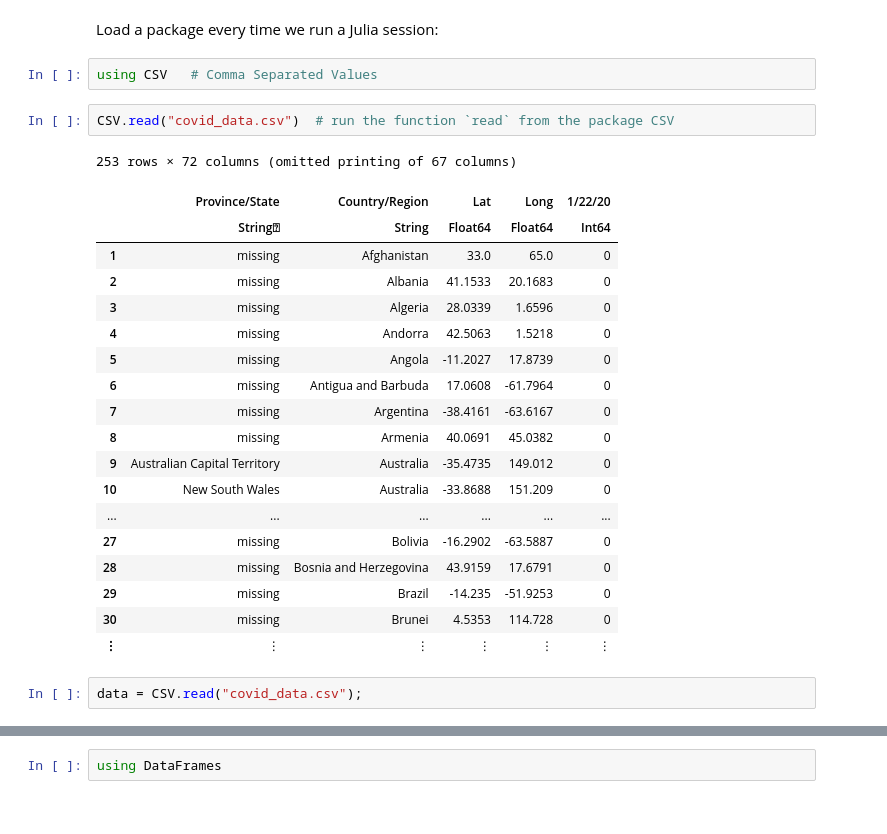
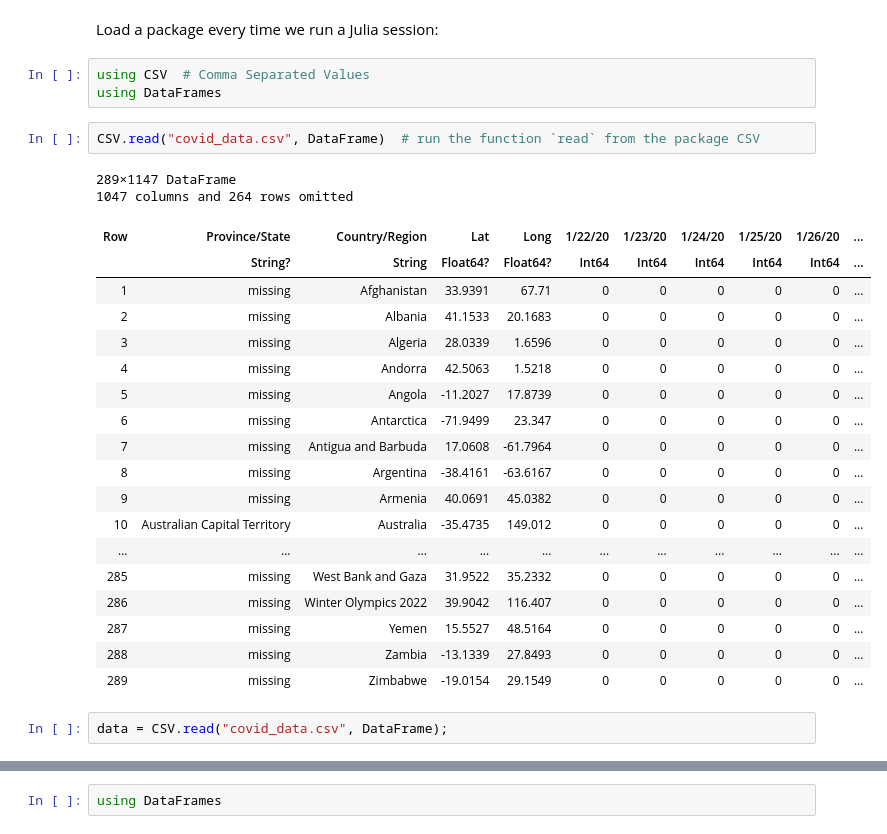
Before and after one commit to sobaba-12/6S083, a Jupyter notebook: lectures/live/01 - Exploring COVID-19 data.ipynb, the cells around one changed output, grey strips where cells are left out. Cells and saved outputs as stored; diff of their text form.

```diff
--- a/lectures/live/01 - Exploring COVID-19 data.ipynb
+++ b/lectures/live/01 - Exploring COVID-19 data.ipynb
@@ -106,31 +89,33 @@ Fetching: [>                                        ]  0.0 %
 # %% [markdown]
 Load a package every time we run a Julia session:
 # %%
-using CSV   # Comma Separated Values
+using CSV  # Comma Separated Values
+using DataFrames
 # %%
-CSV.read("covid_data.csv")  # run the function `read` from the package CSV
+CSV.read("covid_data.csv", DataFrame)  # run the function `read` from the package CSV
 # %% [output]
-253 rows × 72 columns (omitted printing of 67 columns)
+289×1147 DataFrame
+1047 columns and 264 rows omitted
-|  | Province/State | Country/Region | Lat | Long | 1/22/20 |
-|  | String⍰ | String | Float64 | Float64 | Int64 |
-| 1 | missing | Afghanistan | 33.0 | 65.0 | 0 |
-| 2 | missing | Albania | 41.1533 | 20.1683 | 0 |
-| 3 | missing | Algeria | 28.0339 | 1.6596 | 0 |
-| 4 | missing | Andorra | 42.5063 | 1.5218 | 0 |
-| 5 | missing | Angola | -11.2027 | 17.8739 | 0 |
-| 6 | missing | Antigua and Barbuda | 17.0608 | -61.7964 | 0 |
-| 7 | missing | Argentina | -38.4161 | -63.6167 | 0 |
-| 8 | missing | Armenia | 40.0691 | 45.0382 | 0 |
-| 9 | Australian Capital Territory | Australia | -35.4735 | 149.012 | 0 |
-| 10 | New South Wales | Australia | -33.8688 | 151.209 | 0 |
-| ... | ... | ... | ... | ... | ... |
-| 27 | missing | Bolivia | -16.2902 | -63.5887 | 0 |
-| 28 | missing | Bosnia and Herzegovina | 43.9159 | 17.6791 | 0 |
-| 29 | missing | Brazil | -14.235 | -51.9253 | 0 |
-| 30 | missing | Brunei | 4.5353 | 114.728 | 0 |
-| ⋮ | ⋮ | ⋮ | ⋮ | ⋮ | ⋮ |
+| Row | Province/State | Country/Region | Lat | Long | 1/22/20 | 1/23/20 | 1/24/20 | 1/25/20 | 1/26/20 | ... |
+|  | String? | String | Float64? | Float64? | Int64 | Int64 | Int64 | Int64 | Int64 | ... |
+| 1 | missing | Afghanistan | 33.9391 | 67.71 | 0 | 0 | 0 | 0 | 0 | ... |
+| 2 | missing | Albania | 41.1533 | 20.1683 | 0 | 0 | 0 | 0 | 0 | ... |
+| 3 | missing | Algeria | 28.0339 | 1.6596 | 0 | 0 | 0 | 0 | 0 | ... |
+| 4 | missing | Andorra | 42.5063 | 1.5218 | 0 | 0 | 0 | 0 | 0 | ... |
+| 5 | missing | Angola | -11.2027 | 17.8739 | 0 | 0 | 0 | 0 | 0 | ... |
+| 6 | missing | Antarctica | -71.9499 | 23.347 | 0 | 0 | 0 | 0 | 0 | ... |
+| 7 | missing | Antigua and Barbuda | 17.0608 | -61.7964 | 0 | 0 | 0 | 0 | 0 | ... |
+| 8 | missing | Argentina | -38.4161 | -63.6167 | 0 | 0 | 0 | 0 | 0 | ... |
+| 9 | missing | Armenia | 40.0691 | 45.0382 | 0 | 0 | 0 | 0 | 0 | ... |
+| 10 | Australian Capital Territory | Australia | -35.4735 | 149.012 | 0 | 0 | 0 | 0 | 0 | ... |
+| ... | ... | ... | ... | ... | ... | ... | ... | ... | ... | ... |
+| 285 | missing | West Bank and Gaza | 31.9522 | 35.2332 | 0 | 0 | 0 | 0 | 0 | ... |
+| 286 | missing | Winter Olympics 2022 | 39.9042 | 116.407 | 0 | 0 | 0 | 0 | 0 | ... |
+| 287 | missing | Yemen | 15.5527 | 48.5164 | 0 | 0 | 0 | 0 | 0 | ... |
+| 288 | missing | Zambia | -13.1339 | 27.8493 | 0 | 0 | 0 | 0 | 0 | ... |
+| 289 | missing | Zimbabwe | -19.0154 | 29.1549 | 0 | 0 | 0 | 0 | 0 | ... |
 # %%
-data = CSV.read("covid_data.csv");
+data = CSV.read("covid_data.csv", DataFrame);
 # %%
 data
 # %% [output]
```
Also changed, not shown: parts of 37 cells of this notebook.
